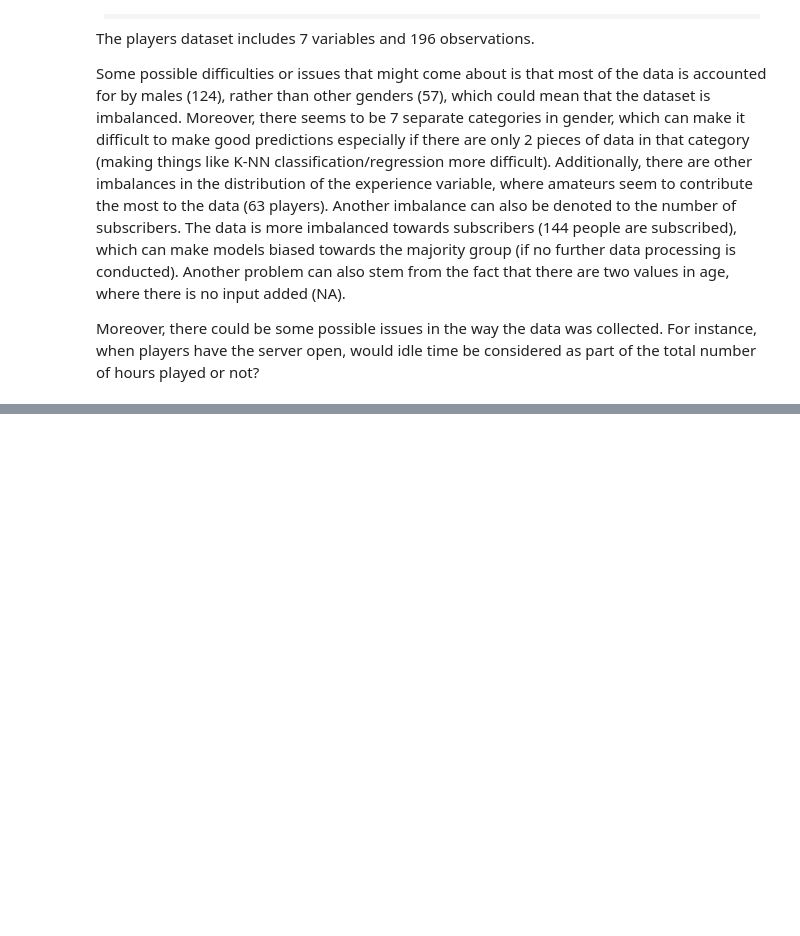
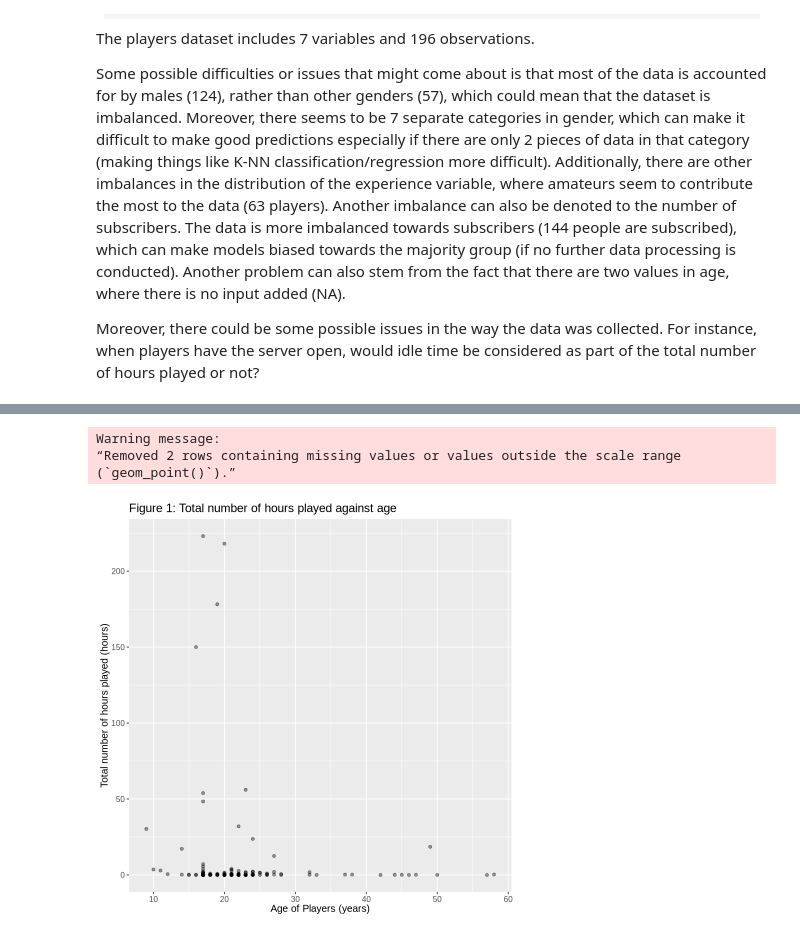
Before and after one commit to niloo1385/dsci_100_individual_project, a Jupyter notebook: dsci_100_individual_group_11.ipynb, the cells around one changed output, grey strips where cells are left out. Saved outputs shown, nothing was run; the diff lists cells and outputs as text; code cells hidden in the pictures; blank space fills up the shorter version.

```diff
--- a/dsci_100_individual_group_11.ipynb
+++ b/dsci_100_individual_group_11.ipynb
@@ -119,0 +131,13 @@ Moreover, there could be some possible issues in the way the data was collected.
+# %%
+plot_1 <- players |>
+    ggplot(aes(x = Age, y = played_hours)) +
+    geom_point(alpha = 0.4) +
+    labs(x = "Age of Players (years)", y = "Total number of hours played (hours)") +
+    theme(text = element_text(size = 12)) +
+    ggtitle("Figure 1: Total number of hours played against age")
+plot_1
+# %% [output]
+Warning message:
+“Removed 2 rows containing missing values or values outside the scale range
+(`geom_point()`).”
+[figure, added]
```
Also changed, not shown: parts of 7 cells of this notebook.
